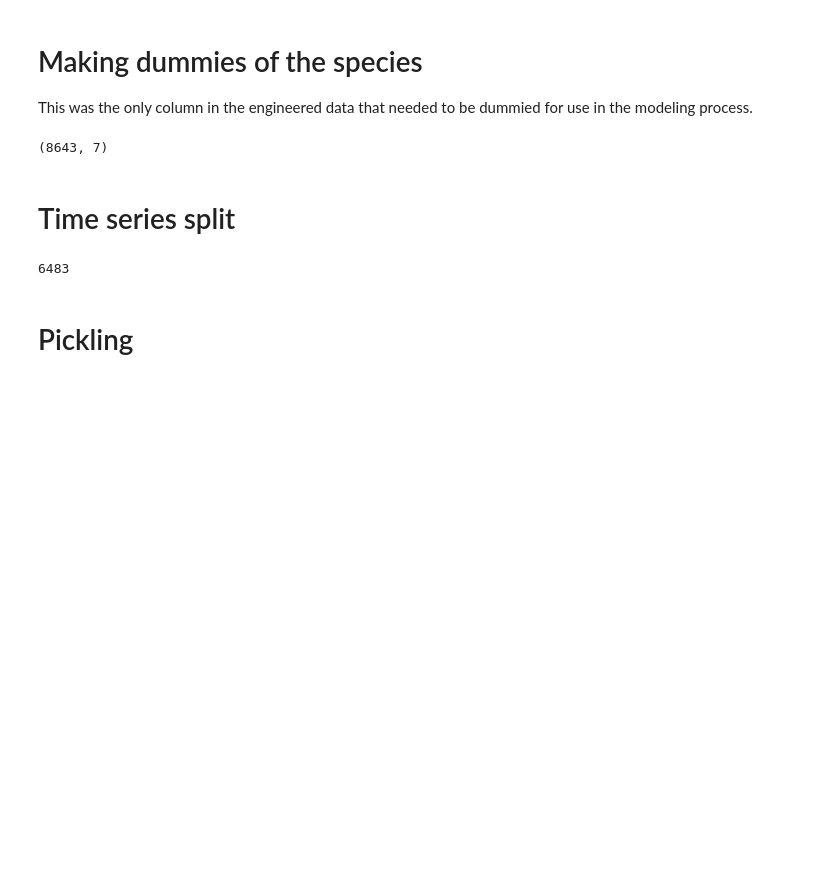
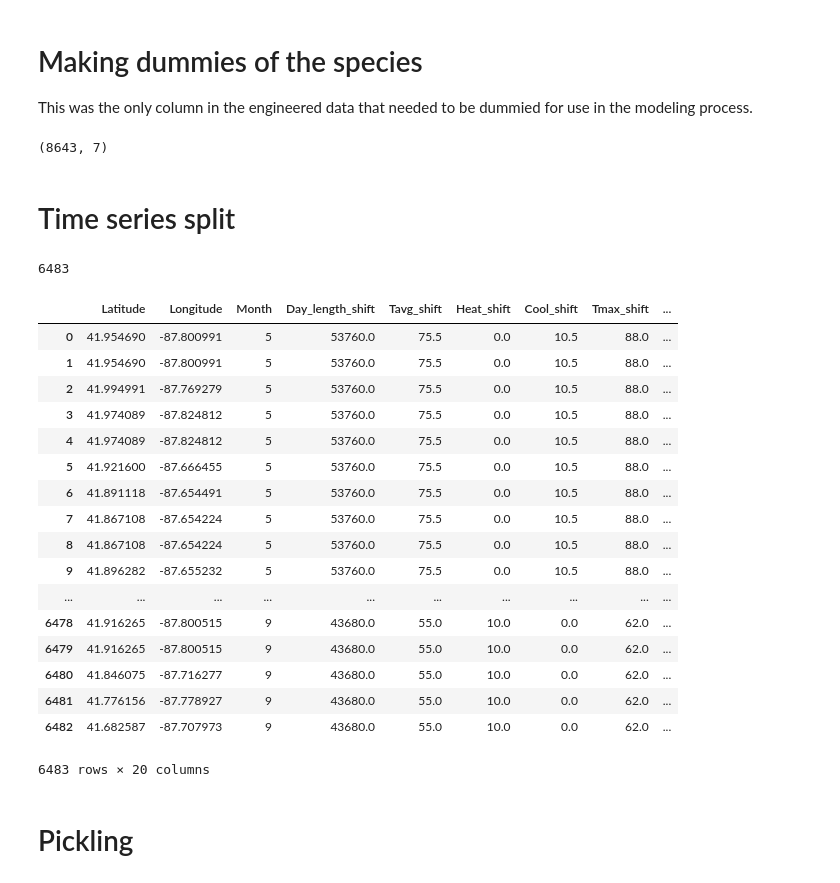
Before and after one commit to camarenad/wnv_prevention, a Jupyter notebook: dc/3. preprocessing.ipynb, the cells around one changed output. Saved outputs shown, nothing was run; the diff lists cells and outputs as text; code cells hidden in the pictures; blank space fills up the shorter version.

```diff
--- a/dc/3. preprocessing.ipynb
+++ b/dc/3. preprocessing.ipynb
@@ -34,6 +36,10 @@ memory usage: 2.3+ MB
 We noticed after we ran our first model that this column introduced a significant amount of noise.
 # %%
 df.drop(['CodeSum'],axis=1,inplace=True)
+# %%
+df.drop(columns=['Day_length', 'Tmax', 'Tmin', 'Tavg', 'ResultSpeed', 'ResultDir',
+       'AvgSpeed', 'Sunset', 'Sunrise', 'Heat', 'Depart', 'DewPoint',
+       'WetBulb', 'Cool', 'PrecipTotal', 'StnPressure',],inplace=True)
 # %%
 df.columns
 # %% [output]
@@ -73,6 +76,27 @@ for train_index, test_index in tss.split(X):
 len(y_train)
 # %% [output]
 6483
+# %%
+X_train
+# %% [output]
+|  | Latitude | Longitude | Month | Day_length_shift | Tavg_shift | Heat_shift | Cool_shift | Tmax_shift | ... |
+| 0 | 41.954690 | -87.800991 | 5 | 53760.0 | 75.5 | 0.0 | 10.5 | 88.0 | ... |
+| 1 | 41.954690 | -87.800991 | 5 | 53760.0 | 75.5 | 0.0 | 10.5 | 88.0 | ... |
+| 2 | 41.994991 | -87.769279 | 5 | 53760.0 | 75.5 | 0.0 | 10.5 | 88.0 | ... |
+| 3 | 41.974089 | -87.824812 | 5 | 53760.0 | 75.5 | 0.0 | 10.5 | 88.0 | ... |
+| 4 | 41.974089 | -87.824812 | 5 | 53760.0 | 75.5 | 0.0 | 10.5 | 88.0 | ... |
+| 5 | 41.921600 | -87.666455 | 5 | 53760.0 | 75.5 | 0.0 | 10.5 | 88.0 | ... |
+| 6 | 41.891118 | -87.654491 | 5 | 53760.0 | 75.5 | 0.0 | 10.5 | 88.0 | ... |
+| 7 | 41.867108 | -87.654224 | 5 | 53760.0 | 75.5 | 0.0 | 10.5 | 88.0 | ... |
+| 8 | 41.867108 | -87.654224 | 5 | 53760.0 | 75.5 | 0.0 | 10.5 | 88.0 | ... |
+| 9 | 41.896282 | -87.655232 | 5 | 53760.0 | 75.5 | 0.0 | 10.5 | 88.0 | ... |
+| ... | ... | ... | ... | ... | ... | ... | ... | ... | ... |
+| 6478 | 41.916265 | -87.800515 | 9 | 43680.0 | 55.0 | 10.0 | 0.0 | 62.0 | ... |
+| 6479 | 41.916265 | -87.800515 | 9 | 43680.0 | 55.0 | 10.0 | 0.0 | 62.0 | ... |
+| 6480 | 41.846075 | -87.716277 | 9 | 43680.0 | 55.0 | 10.0 | 0.0 | 62.0 | ... |
+| 6481 | 41.776156 | -87.778927 | 9 | 43680.0 | 55.0 | 10.0 | 0.0 | 62.0 | ... |
+| 6482 | 41.682587 | -87.707973 | 9 | 43680.0 | 55.0 | 10.0 | 0.0 | 62.0 | ... |
+6483 rows × 20 columns
 # %% [markdown]
 # Pickling
 # %%
```
Also changed, not shown: parts of 2 cells of this notebook, 3 other files.
